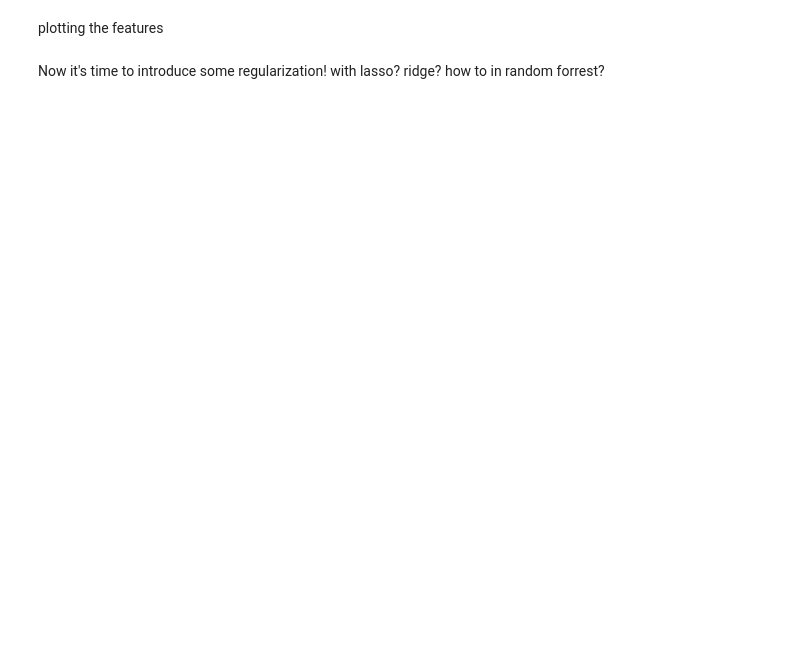
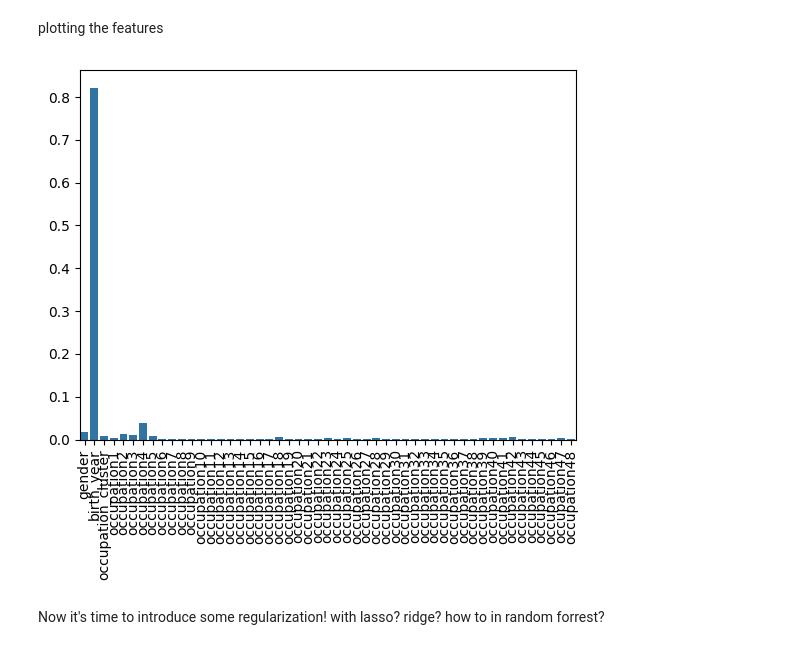
Before and after one commit to sigridbom/datascience_exam, a Jupyter notebook: notebooks/3_building_models.ipynb, the cells around one changed output. Cells and saved outputs as stored; diff of their text form; code cells hidden in the pictures; blank space fills up the shorter version.

```diff
--- a/notebooks/3_building_models.ipynb
+++ b/notebooks/3_building_models.ipynb
@@ -525,14 +540,16 @@ plt.show()
 # %% [markdown]
 plotting the features
 # %%
-importances = cv_rfr.best_estimator_.feature_importances_
+importances = cv_rfr_obj.best_estimator_.feature_importances_
 # the above computes the (normalized) total reduction of the criterion brought by that feature.
 # %%
-sns.barplot(x=train.columns.tolist(), y=importances, color=sns.color_palette()[0])
-plt.xticks(rotation=45)  # Rotate x-axis labels for better readability
+sns.barplot(x=X_train.columns.tolist(), y=importances, color=sns.color_palette()[0])
+plt.xticks(rotation=90)  # Rotate x-axis labels for better readability
 #plt.gca().set_xticks(plt.gca().get_xticks()[::2])  # Show every 10th tick # [::10]
 
 
 plt.show()
+# %% [output]
+[figure, added]
 # %% [markdown]
 Now it's time to introduce some regularization! with lasso? ridge? how to in random forrest?
```
Also changed, not shown: parts of 14 cells of this notebook.
